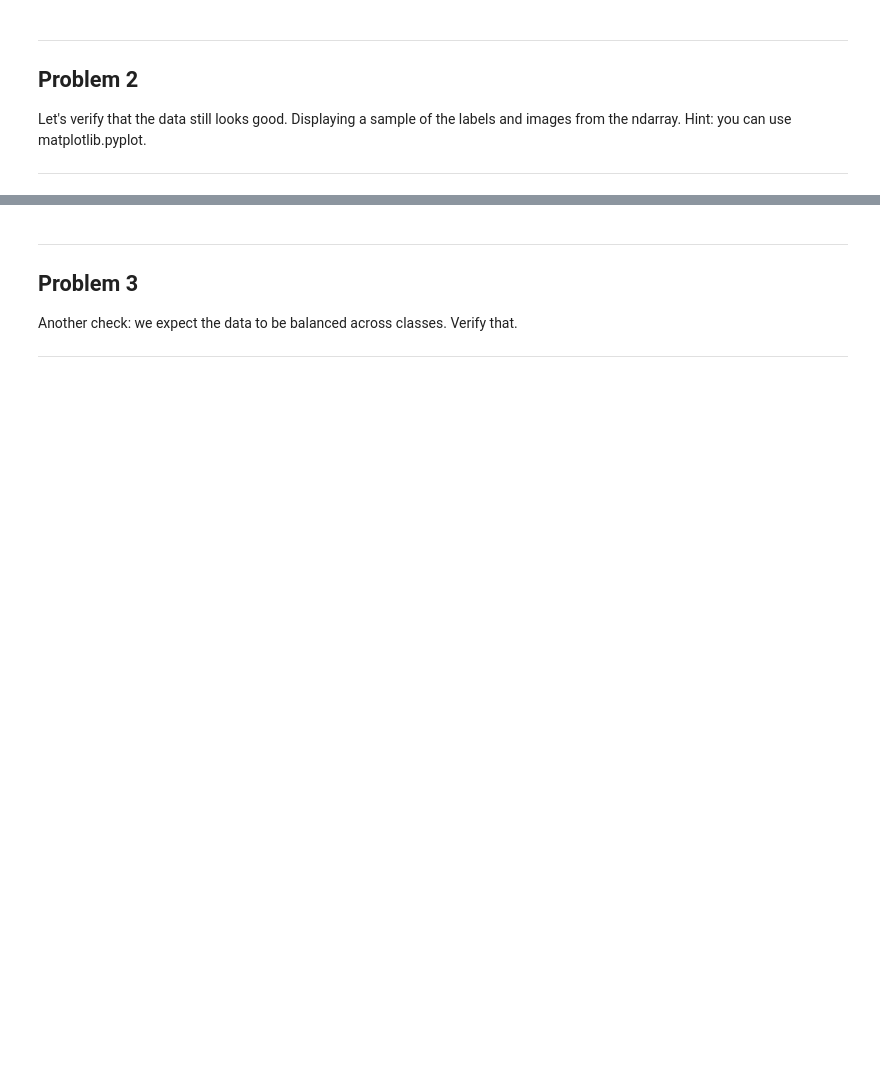
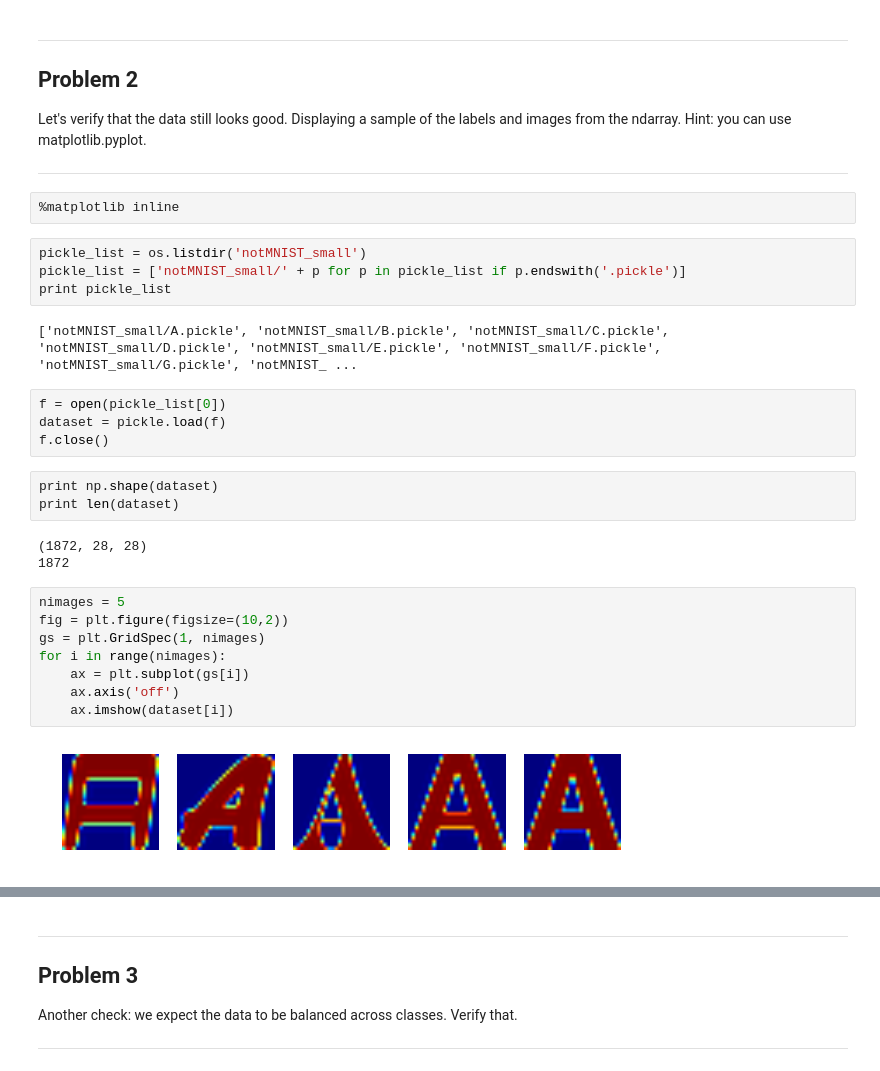
Before and after one commit to gnperdue/tensorflow, a Jupyter notebook: tensorflow/examples/udacity/1_notmnist.ipynb, the cells around one changed output, grey strips where cells are left out. Saved outputs shown, nothing was run; the diff lists cells and outputs as text; blank space fills up the shorter version.

```diff
--- a/tensorflow/examples/udacity/1_notmnist.ipynb
+++ b/tensorflow/examples/udacity/1_notmnist.ipynb
@@ -213,3 +209,31 @@ Problem 2
 Let's verify that the data still looks good. Displaying a sample of the labels and images from the ndarray. Hint: you can use matplotlib.pyplot.
 
 ---
+# %%
+%matplotlib inline
+# %%
+pickle_list = os.listdir('notMNIST_small')
+pickle_list = ['notMNIST_small/' + p for p in pickle_list if p.endswith('.pickle')]
+print pickle_list
+# %% [output]
+['notMNIST_small/A.pickle', 'notMNIST_small/B.pickle', 'notMNIST_small/C.pickle', 'notMNIST_small/D.pickle', 'notMNIST_small/E.pickle', 'notMNIST_small/F.pickle', 'notMNIST_small/G.pickle', 'notMNIST_ ...
+# %%
+f = open(pickle_list[0])
+dataset = pickle.load(f)
+f.close()
+# %%
+print np.shape(dataset)
+print len(dataset)
+# %% [output]
+(1872, 28, 28)
+1872
+# %%
+nimages = 5
+fig = plt.figure(figsize=(10,2))
+gs = plt.GridSpec(1, nimages)
+for i in range(nimages):
+    ax = plt.subplot(gs[i])
+    ax.axis('off')
+    ax.imshow(dataset[i])
+# %% [output]
+[figure, added]
```
Also changed, not shown: parts of 9 cells of this notebook.
